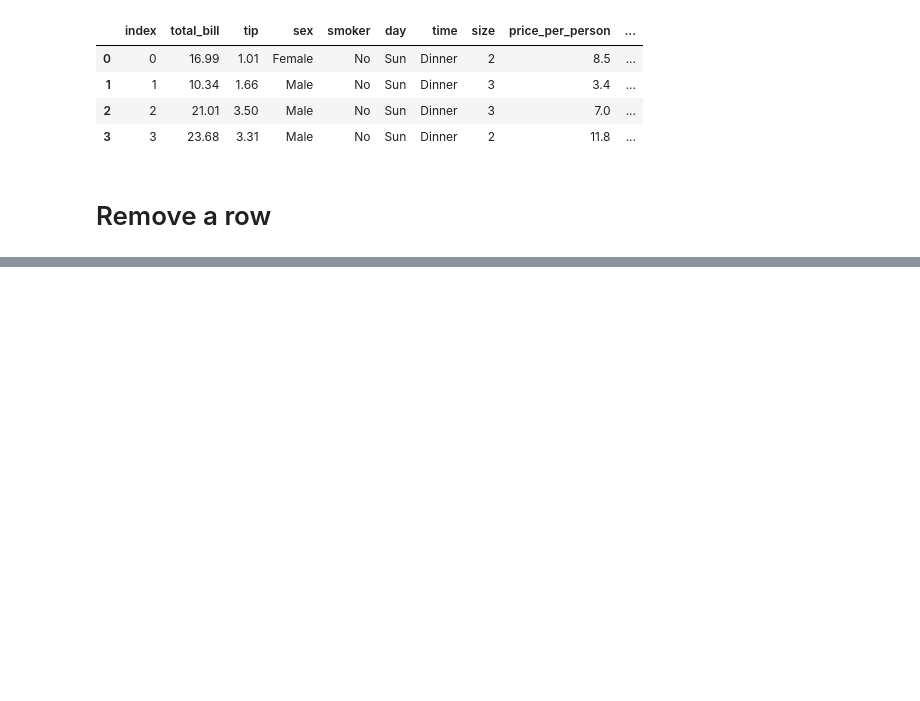
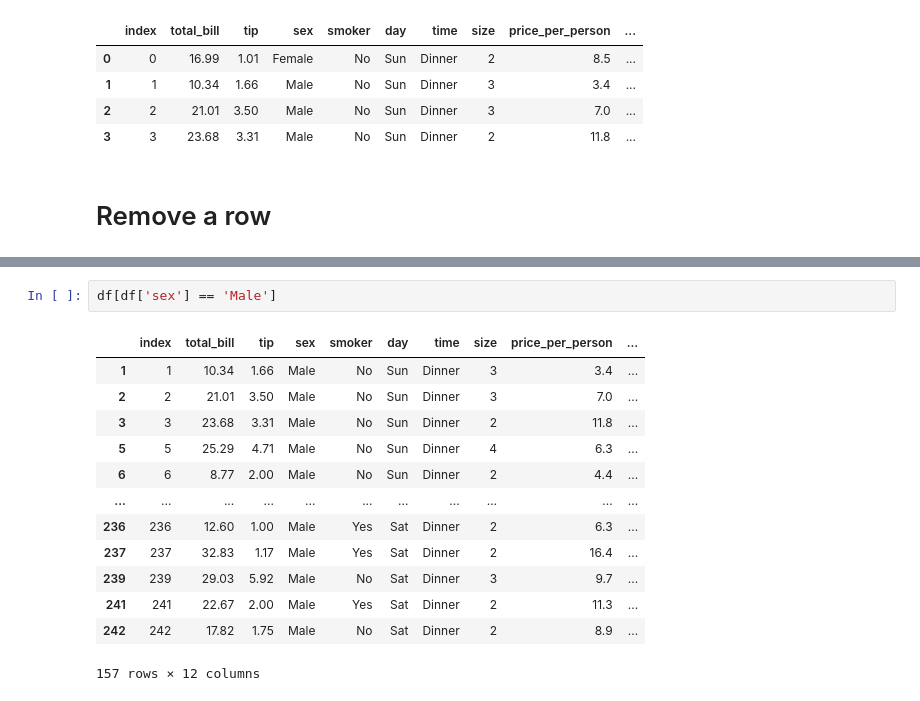
Before and after one commit to William-low127/Data-analytics, a Jupyter notebook: 02-Data_manipulation-Numpy_pandas/DataFrame.ipynb, the cells around one changed output, grey strips where cells are left out. Saved outputs shown, nothing was run; the diff lists cells and outputs as text; blank space fills up the shorter version.

```diff
--- a/02-Data_manipulation-Numpy_pandas/DataFrame.ipynb
+++ b/02-Data_manipulation-Numpy_pandas/DataFrame.ipynb
@@ -246,0 +308,16 @@ df.iloc[0:4]
+# %%
+df[df['sex'] == 'Male']
+# %% [output]
+|  | index | total_bill | tip | sex | smoker | day | time | size | price_per_person | ... |
+| 1 | 1 | 10.34 | 1.66 | Male | No | Sun | Dinner | 3 | 3.4 | ... |
+| 2 | 2 | 21.01 | 3.50 | Male | No | Sun | Dinner | 3 | 7.0 | ... |
+| 3 | 3 | 23.68 | 3.31 | Male | No | Sun | Dinner | 2 | 11.8 | ... |
+| 5 | 5 | 25.29 | 4.71 | Male | No | Sun | Dinner | 4 | 6.3 | ... |
+| 6 | 6 | 8.77 | 2.00 | Male | No | Sun | Dinner | 2 | 4.4 | ... |
+| ... | ... | ... | ... | ... | ... | ... | ... | ... | ... | ... |
+| 236 | 236 | 12.60 | 1.00 | Male | Yes | Sat | Dinner | 2 | 6.3 | ... |
+| 237 | 237 | 32.83 | 1.17 | Male | Yes | Sat | Dinner | 2 | 16.4 | ... |
+| 239 | 239 | 29.03 | 5.92 | Male | No | Sat | Dinner | 3 | 9.7 | ... |
+| 241 | 241 | 22.67 | 2.00 | Male | Yes | Sat | Dinner | 2 | 11.3 | ... |
+| 242 | 242 | 17.82 | 1.75 | Male | No | Sat | Dinner | 2 | 8.9 | ... |
+157 rows × 12 columns
```
Also changed, not shown: parts of 9 cells of this notebook, 4 other files.
